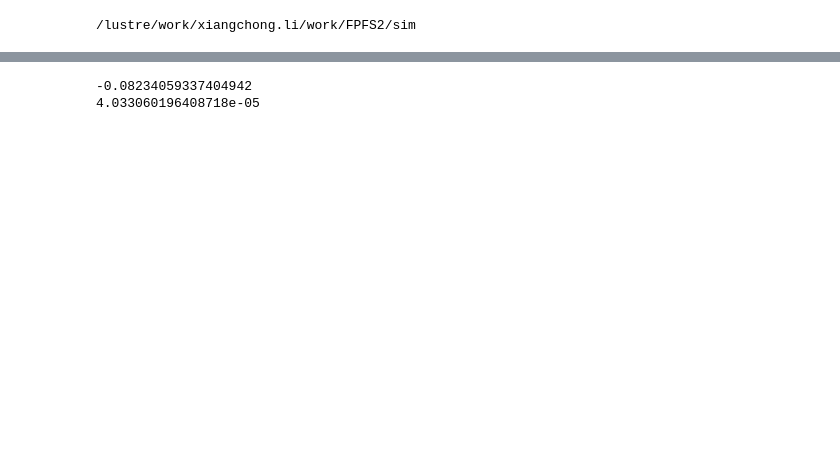
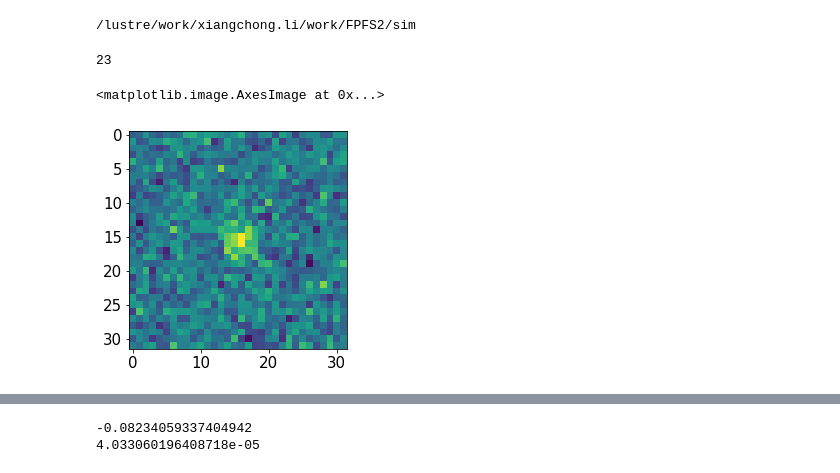
Before and after one commit to mr-superonion/FPFS, a Jupyter notebook: notebook/paper-FPFS2021/1_3-noiseBias_smallGals.ipynb, the cells around one changed output, grey strips where cells are left out. Drawn from its saved outputs; the diff is of its cells as text; code cells hidden in the pictures; blank space fills up the shorter version.

```diff
--- a/notebook/paper-FPFS2021/1_3-noiseBias_smallGals.ipynb
+++ b/notebook/paper-FPFS2021/1_3-noiseBias_smallGals.ipynb
@@ -19,11 +20,3 @@ cd wrkDir/FPFS2/sim
 pltDir='plot/smallcat/'
 if not os.path.isdir(pltDir):
     os.mkdir(pltDir)
-# %%
-ngrid       =  64
-rcut         =   16
-beg         =   ngrid//2-rcut
-end         =   beg+2*rcut
-img=pyfits.getdata('small0_psf60/image-0-g1-0000.fits')[beg:end,beg:end]
-noiAll    =   pyfits.getdata('noise/noi0000.fits')
-noiList   =   np.stack([noiAll[i*ngrid+beg:i*ngrid+end,j*ngrid+beg:j*ngrid+end] for i in range(100) for j in range(100)])
@@ -29,0 +48,21 @@ noiList   =   np.stack([noiAll[i*ngrid+beg:i*ngrid+end,j*ngrid+beg:j*ngrid+end]
+# %%
+#img       =   psfData2*10
+noiList   = []
+imgList   = []
+for im in range(1,2):
+    imgAll   =   pyfits.getdata(os.path.join(galDir,'image-0-g1-0000.fits'))
+    imgList.extend([imgAll[i*ngrid+beg:i*ngrid+end,j*ngrid+beg:j*ngrid+end] for i in range(100) for j in range(100)])
+    noiAll   =   pyfits.getdata('noise/noi%04d.fits' %im)
+    imgAll   =   noiAll*10*np.sqrt(noiVar)+imgAll
+    noiList.extend([imgAll[i*ngrid+beg:i*ngrid+end,j*ngrid+beg:j*ngrid+end] for i in range(100) for j in range(100)])
+    del noiAll,imgAll
+    gc.collect()
+# %%
+gc.collect()
+# %% [output]
+23
+# %%
+plt.imshow(noiList[2])
+# %% [output]
+<matplotlib.image.AxesImage at 0x...>
+[figure, added]
```
Also changed, not shown: parts of 13 cells of this notebook, 8 other files.
